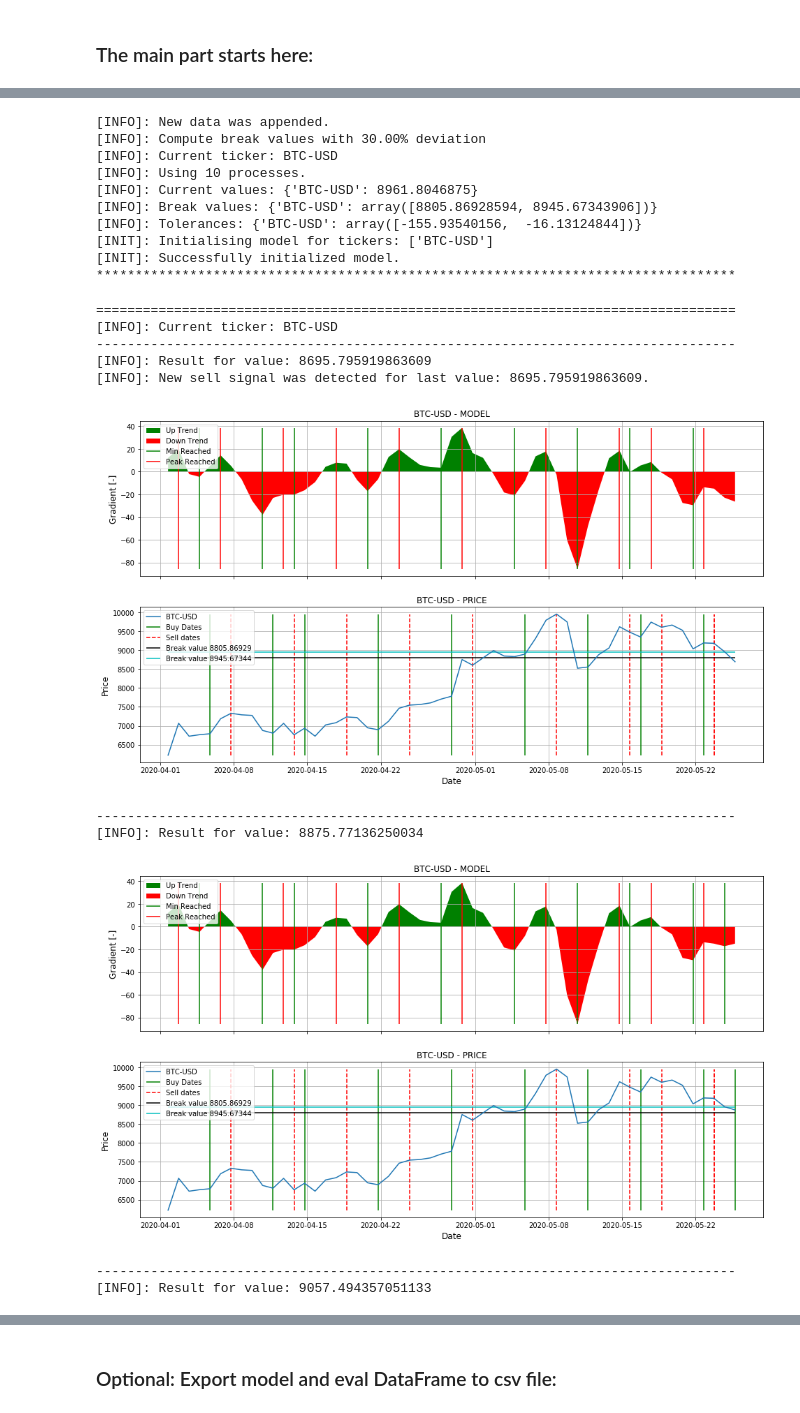
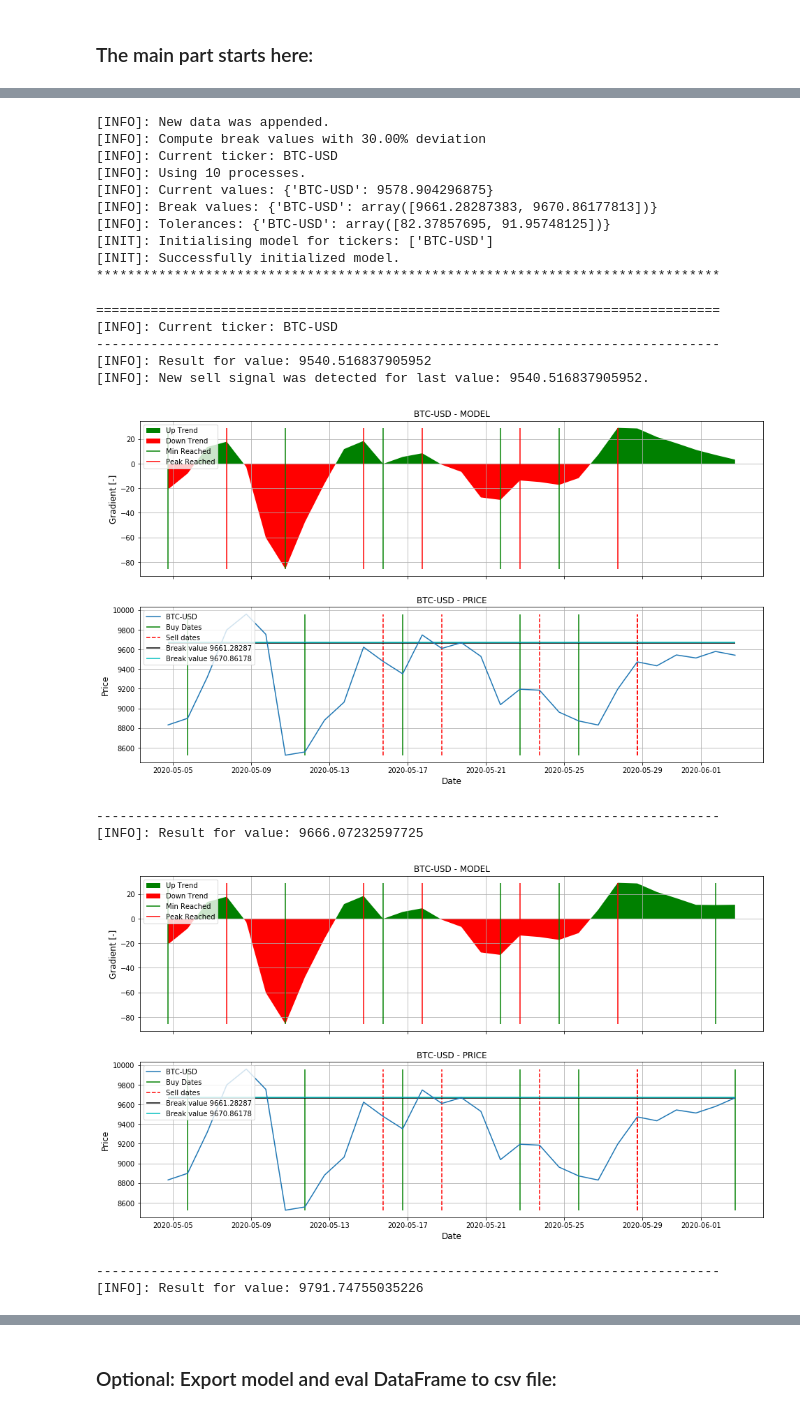
Before and after one commit to MarcoRosenzweig/FINANCE, a Jupyter notebook: CRYPTO_MODEL.ipynb, the cells around one changed output, grey strips where cells are left out. Drawn from its saved outputs; the diff is of its cells as text; code cells hidden in the pictures.

```diff
--- a/CRYPTO_MODEL.ipynb
+++ b/CRYPTO_MODEL.ipynb
@@ -66,7 +66,7 @@ model.data.tail(2)
 # %%
 start_date_range = pd.Timestamp(2020, 1, 1, day_hour)
 date_range = utils.create_date_range(start_date=start_date_range)
-model.apply_date_filter(date_range)
+model.apply_date_filter(date_range, force_apply=True)
 model.data.tail()
 # %% [output]
 [INFO]: filter applied.
@@ -112,23 +113,23 @@ imag_model._init_model()
 [INFO]: Compute break values with 30.00% deviation
 [INFO]: Current ticker: BTC-USD
 [INFO]: Using 10 processes.
-[INFO]: Current values: {'BTC-USD': 8961.8046875}
-[INFO]: Break values: {'BTC-USD': array([8805.86928594, 8945.67343906])}
-[INFO]: Tolerances: {'BTC-USD': array([-155.93540156,  -16.13124844])}
+[INFO]: Current values: {'BTC-USD': 9578.904296875}
+[INFO]: Break values: {'BTC-USD': array([9661.28287383, 9670.86177813])}
+[INFO]: Tolerances: {'BTC-USD': array([82.37857695, 91.95748125])}
 [INIT]: Initialising model for tickers: ['BTC-USD']
 [INIT]: Successfully initialized model.
-**********************************************************************************
+********************************************************************************
 # %%
-imag_model.show_possibilities(plot_from_date='2020-04-01', switch_axes=False)
+imag_model.show_possibilities(plot_from_date='2020-05-04', switch_axes=False)
 # %% [output]
-==================================================================================
+================================================================================
 [INFO]: Current ticker: BTC-USD
-----------------------------------------------------------------------------------
-[INFO]: Result for value: 8695.795919863609
-[INFO]: New sell signal was detected for last value: 8695.795919863609.
+--------------------------------------------------------------------------------
+[INFO]: Result for value: 9540.516837905952
+[INFO]: New sell signal was detected for last value: 9540.516837905952.
-[figure, old version]
+[figure, new version]
-----------------------------------------------------------------------------------
-[INFO]: Result for value: 8875.77136250034
+--------------------------------------------------------------------------------
+[INFO]: Result for value: 9666.07232597725
-[figure, old version]
+[figure, new version]
-----------------------------------------------------------------------------------
-[INFO]: Result for value: 9057.494357051133
+--------------------------------------------------------------------------------
+[INFO]: Result for value: 9791.74755035226
```
Also changed, not shown: parts of 15 cells of this notebook, 10 other files.
